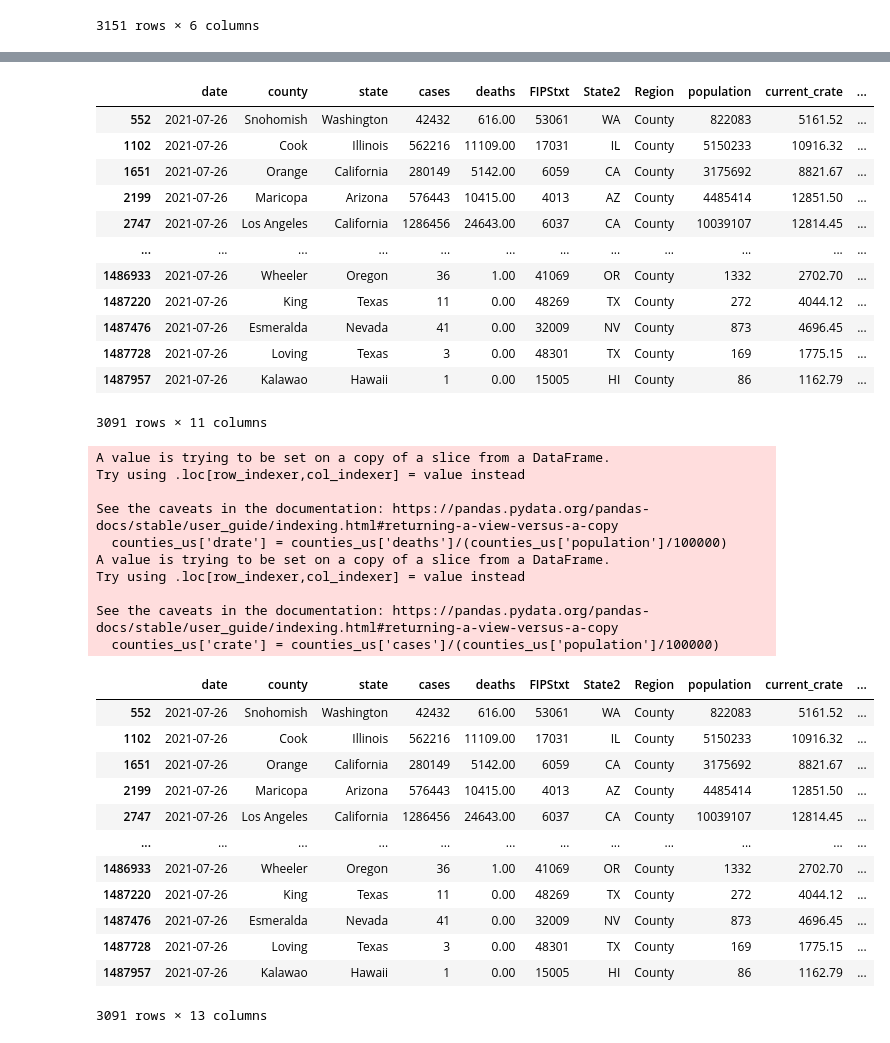
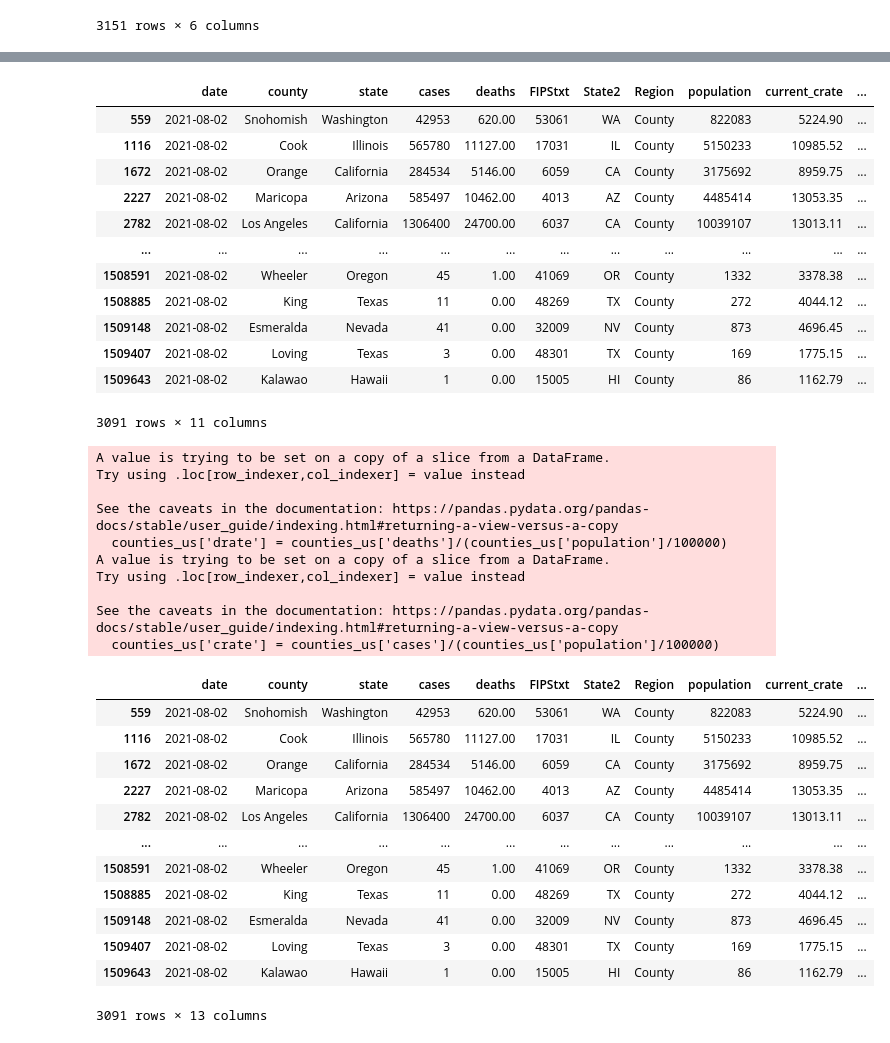
Before and after one commit to menlodoug/covid_crunching, a Jupyter notebook: pandas/COVID_USA.ipynb, the cells around one changed output, grey strips where cells are left out. Drawn from its saved outputs; the diff is of its cells as text; code cells hidden in the pictures.

```diff
--- a/pandas/COVID_USA.ipynb
+++ b/pandas/COVID_USA.ipynb
@@ -94,21 +94,21 @@ counties
 # %%
 # Isolate data from most current day.
 
-counties_us = counties[(counties['date'] == '2021-07-26') & (counties['Region'] == 'County')]
+counties_us = counties[(counties['date'] == '2021-08-02') & (counties['Region'] == 'County')]
 counties_us
 # %% [output]
 |  | date | county | state | cases | deaths | FIPStxt | State2 | Region | population | current_crate | ... |
-| 552 | 2021-07-26 | Snohomish | Washington | 42432 | 616.00 | 53061 | WA | County | 822083 | 5161.52 | ... |
-| 1102 | 2021-07-26 | Cook | Illinois | 562216 | 11109.00 | 17031 | IL | County | 5150233 | 10916.32 | ... |
-| 1651 | 2021-07-26 | Orange | California | 280149 | 5142.00 | 6059 | CA | County | 3175692 | 8821.67 | ... |
-| 2199 | 2021-07-26 | Maricopa | Arizona | 576443 | 10415.00 | 4013 | AZ | County | 4485414 | 12851.50 | ... |
-| 2747 | 2021-07-26 | Los Angeles | California | 1286456 | 24643.00 | 6037 | CA | County | 10039107 | 12814.45 | ... |
+| 559 | 2021-08-02 | Snohomish | Washington | 42953 | 620.00 | 53061 | WA | County | 822083 | 5224.90 | ... |
+| 1116 | 2021-08-02 | Cook | Illinois | 565780 | 11127.00 | 17031 | IL | County | 5150233 | 10985.52 | ... |
+| 1672 | 2021-08-02 | Orange | California | 284534 | 5146.00 | 6059 | CA | County | 3175692 | 8959.75 | ... |
+| 2227 | 2021-08-02 | Maricopa | Arizona | 585497 | 10462.00 | 4013 | AZ | County | 4485414 | 13053.35 | ... |
+| 2782 | 2021-08-02 | Los Angeles | California | 1306400 | 24700.00 | 6037 | CA | County | 10039107 | 13013.11 | ... |
 | ... | ... | ... | ... | ... | ... | ... | ... | ... | ... | ... | ... |
-| 1486933 | 2021-07-26 | Wheeler | Oregon | 36 | 1.00 | 41069 | OR | County | 1332 | 2702.70 | ... |
-| 1487220 | 2021-07-26 | King | Texas | 11 | 0.00 | 48269 | TX | County | 272 | 4044.12 | ... |
-| 1487476 | 2021-07-26 | Esmeralda | Nevada | 41 | 0.00 | 32009 | NV | County | 873 | 4696.45 | ... |
-| 1487728 | 2021-07-26 | Loving | Texas | 3 | 0.00 | 48301 | TX | County | 169 | 1775.15 | ... |
-| 1487957 | 2021-07-26 | Kalawao | Hawaii | 1 | 0.00 | 15005 | HI | County | 86 | 1162.79 | ... |
+| 1508591 | 2021-08-02 | Wheeler | Oregon | 45 | 1.00 | 41069 | OR | County | 1332 | 3378.38 | ... |
+| 1508885 | 2021-08-02 | King | Texas | 11 | 0.00 | 48269 | TX | County | 272 | 4044.12 | ... |
+| 1509148 | 2021-08-02 | Esmeralda | Nevada | 41 | 0.00 | 32009 | NV | County | 873 | 4696.45 | ... |
+| 1509407 | 2021-08-02 | Loving | Texas | 3 | 0.00 | 48301 | TX | County | 169 | 1775.15 | ... |
+| 1509643 | 2021-08-02 | Kalawao | Hawaii | 1 | 0.00 | 15005 | HI | County | 86 | 1162.79 | ... |
 3091 rows × 11 columns
 # %%
 # Create up to date rates so rankings can be performed using the latest data.
@@ -129,17 +129,17 @@ Try using .loc[row_indexer,col_indexer] = value instead
 See the caveats in the documentation: https://pandas.pydata.org/pandas-docs/stable/user_guide/indexing.html#returning-a-view-versus-a-copy
   counties_us['crate'] = counties_us['cases']/(counties_us['population']/100000)
 |  | date | county | state | cases | deaths | FIPStxt | State2 | Region | population | current_crate | ... |
-| 552 | 2021-07-26 | Snohomish | Washington | 42432 | 616.00 | 53061 | WA | County | 822083 | 5161.52 | ... |
-| 1102 | 2021-07-26 | Cook | Illinois | 562216 | 11109.00 | 17031 | IL | County | 5150233 | 10916.32 | ... |
-| 1651 | 2021-07-26 | Orange | California | 280149 | 5142.00 | 6059 | CA | County | 3175692 | 8821.67 | ... |
-| 2199 | 2021-07-26 | Maricopa | Arizona | 576443 | 10415.00 | 4013 | AZ | County | 4485414 | 12851.50 | ... |
-| 2747 | 2021-07-26 | Los Angeles | California | 1286456 | 24643.00 | 6037 | CA | County | 10039107 | 12814.45 | ... |
+| 559 | 2021-08-02 | Snohomish | Washington | 42953 | 620.00 | 53061 | WA | County | 822083 | 5224.90 | ... |
+| 1116 | 2021-08-02 | Cook | Illinois | 565780 | 11127.00 | 17031 | IL | County | 5150233 | 10985.52 | ... |
+| 1672 | 2021-08-02 | Orange | California | 284534 | 5146.00 | 6059 | CA | County | 3175692 | 8959.75 | ... |
+| 2227 | 2021-08-02 | Maricopa | Arizona | 585497 | 10462.00 | 4013 | AZ | County | 4485414 | 13053.35 | ... |
+| 2782 | 2021-08-02 | Los Angeles | California | 1306400 | 24700.00 | 6037 | CA | County | 10039107 | 13013.11 | ... |
 | ... | ... | ... | ... | ... | ... | ... | ... | ... | ... | ... | ... |
-| 1486933 | 2021-07-26 | Wheeler | Oregon | 36 | 1.00 | 41069 | OR | County | 1332 | 2702.70 | ... |
-| 1487220 | 2021-07-26 | King | Texas | 11 | 0.00 | 48269 | TX | County | 272 | 4044.12 | ... |
-| 1487476 | 2021-07-26 | Esmeralda | Nevada | 41 | 0.00 | 32009 | NV | County | 873 | 4696.45 | ... |
-| 1487728 | 2021-07-26 | Loving | Texas | 3 | 0.00 | 48301 | TX | County | 169 | 1775.15 | ... |
-| 1487957 | 2021-07-26 | Kalawao | Hawaii | 1 | 0.00 | 15005 | HI | County | 86 | 1162.79 | ... |
+| 1508591 | 2021-08-02 | Wheeler | Oregon | 45 | 1.00 | 41069 | OR | County | 1332 | 3378.38 | ... |
+| 1508885 | 2021-08-02 | King | Texas | 11 | 0.00 | 48269 | TX | County | 272 | 4044.12 | ... |
+| 1509148 | 2021-08-02 | Esmeralda | Nevada | 41 | 0.00 | 32009 | NV | County | 873 | 4696.45 | ... |
+| 1509407 | 2021-08-02 | Loving | Texas | 3 | 0.00 | 48301 | TX | County | 169 | 1775.15 | ... |
+| 1509643 | 2021-08-02 | Kalawao | Hawaii | 1 | 0.00 | 15005 | HI | County | 86 | 1162.79 | ... |
 3091 rows × 13 columns
 # %%
 # Create ranking of infection rates by county for each state
```
Also changed, not shown: parts of 13 cells of this notebook, 46 other files.
